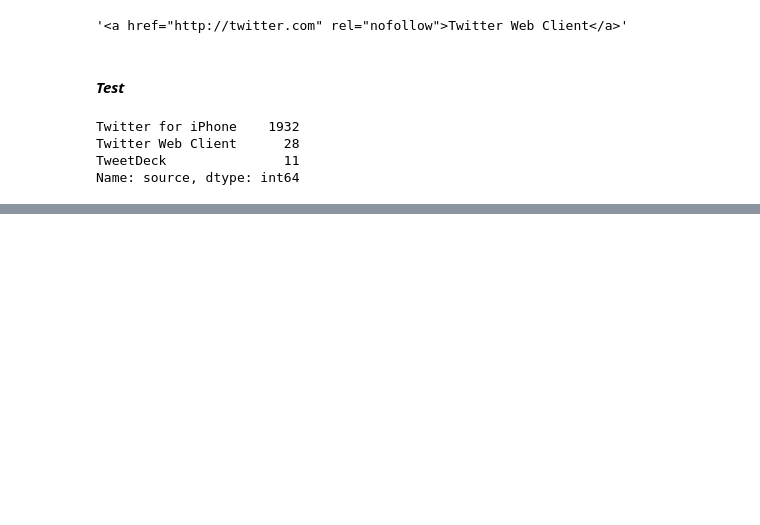
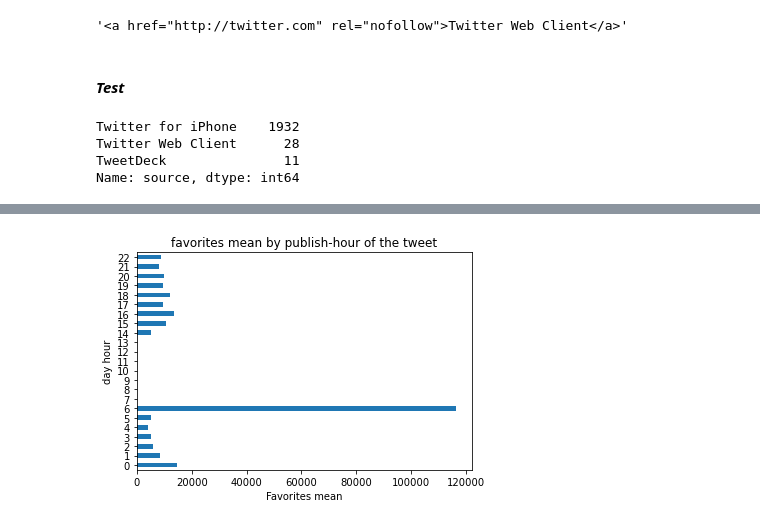
Before and after one commit to MarcCampmanyGar/They-re_good-dogs-Brent, a Jupyter notebook: wrangle_act.ipynb, the cells around one changed output, grey strips where cells are left out. Saved outputs shown, nothing was run; the diff lists cells and outputs as text; code cells hidden in the pictures; blank space fills up the shorter version.

```diff
--- a/wrangle_act.ipynb
+++ b/wrangle_act.ipynb
@@ -926,0 +1183,15 @@ Missing information as "tw_archive" file has 2356 rows and this one 2075. Nothin
+# %%
+df['timestamp'] = pd.to_datetime(df['timestamp'])
+# %%
+hours_fav=[]
+for hour in range(0,23):
+    hours_fav.append({'hour':  hour,
+                      'favorites': df[df.timestamp.dt.hour == hour].favorites.mean()})
+# %%
+hours_df = pd.DataFrame(hours_fav, columns = ['hour', 'favorites'])
+hours_df['favorites'].plot(kind='barh')
+plt.title('favorites mean by publish-hour of the tweet')
+plt.xlabel('Favorites mean')
+plt.ylabel('day hour');
+# %% [output]
+[figure, added]
```
Also changed, not shown: parts of 70 cells of this notebook, 2 other files.
